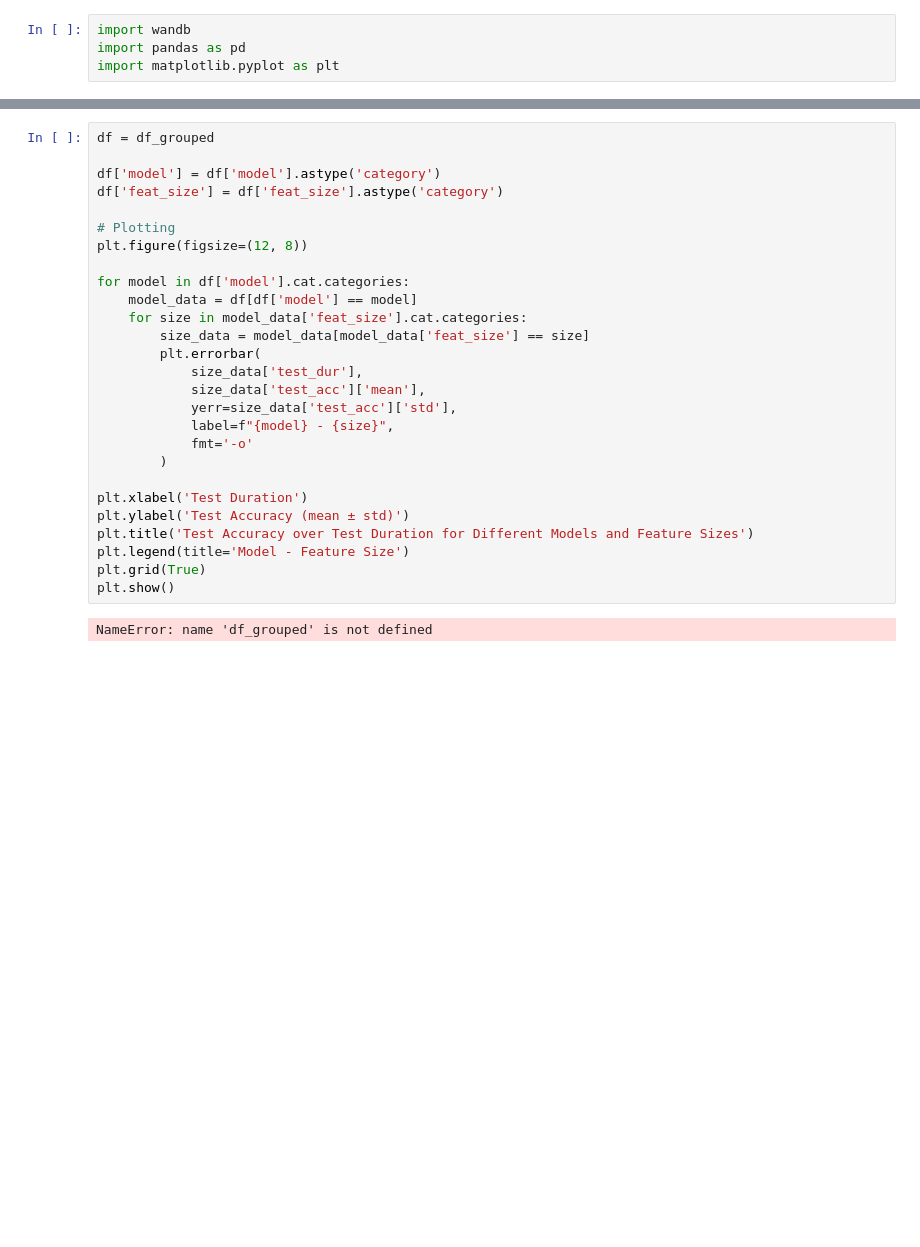
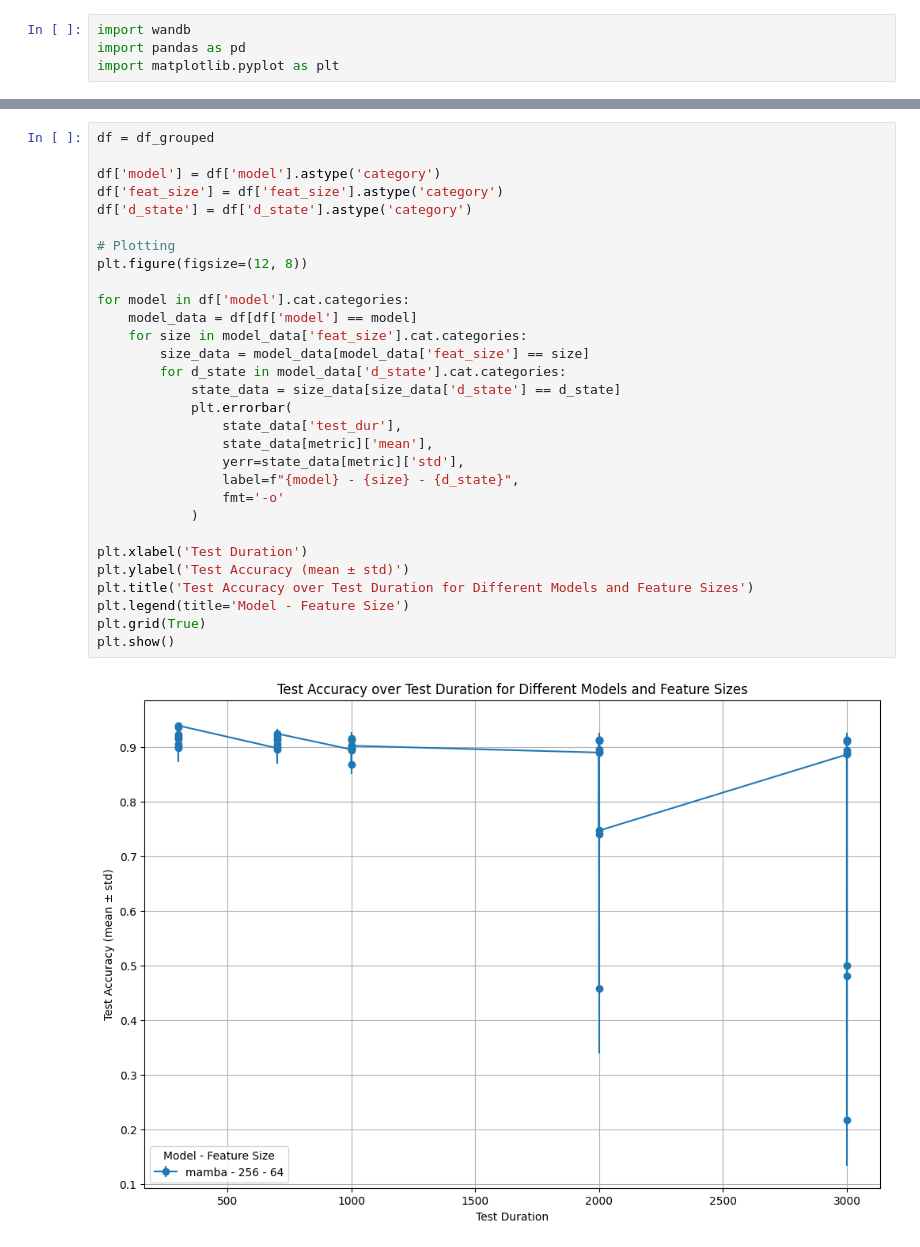
Before and after one commit to Lr0b0t/S3, a Jupyter notebook: Wandb_analysis/wandb_seqbench.ipynb, the cells around one changed output, grey strips where cells are left out. Cells and saved outputs as stored; diff of their text form; blank space fills up the shorter version.

```diff
--- a/Wandb_analysis/wandb_seqbench.ipynb
+++ b/Wandb_analysis/wandb_seqbench.ipynb
@@ -112,32 +112,35 @@ len(data)
 # %%
 df = df_grouped
 
 df['model'] = df['model'].astype('category')
 df['feat_size'] = df['feat_size'].astype('category')
+df['d_state'] = df['d_state'].astype('category')
 
 # Plotting
 plt.figure(figsize=(12, 8))
 
 for model in df['model'].cat.categories:
     model_data = df[df['model'] == model]
     for size in model_data['feat_size'].cat.categories:
         size_data = model_data[model_data['feat_size'] == size]
-        plt.errorbar(
-            size_data['test_dur'],
-            size_data['test_acc']['mean'],
-            yerr=size_data['test_acc']['std'],
-            label=f"{model} - {size}",
-            fmt='-o'
-        )
+        for d_state in model_data['d_state'].cat.categories:
+            state_data = size_data[size_data['d_state'] == d_state]
+            plt.errorbar(
+                state_data['test_dur'],
+                state_data[metric]['mean'],
+                yerr=state_data[metric]['std'],
+                label=f"{model} - {size} - {d_state}",
+                fmt='-o'
+            )
 
 plt.xlabel('Test Duration')
 plt.ylabel('Test Accuracy (mean ± std)')
 plt.title('Test Accuracy over Test Duration for Different Models and Feature Sizes')
 plt.legend(title='Model - Feature Size')
 plt.grid(True)
 plt.show()
 # %% [output]
-NameError: name 'df_grouped' is not defined
+[figure, added]
 # %%
 df = df_grouped
 
```
Also changed, not shown: parts of 21 cells of this notebook, 3 other files.
